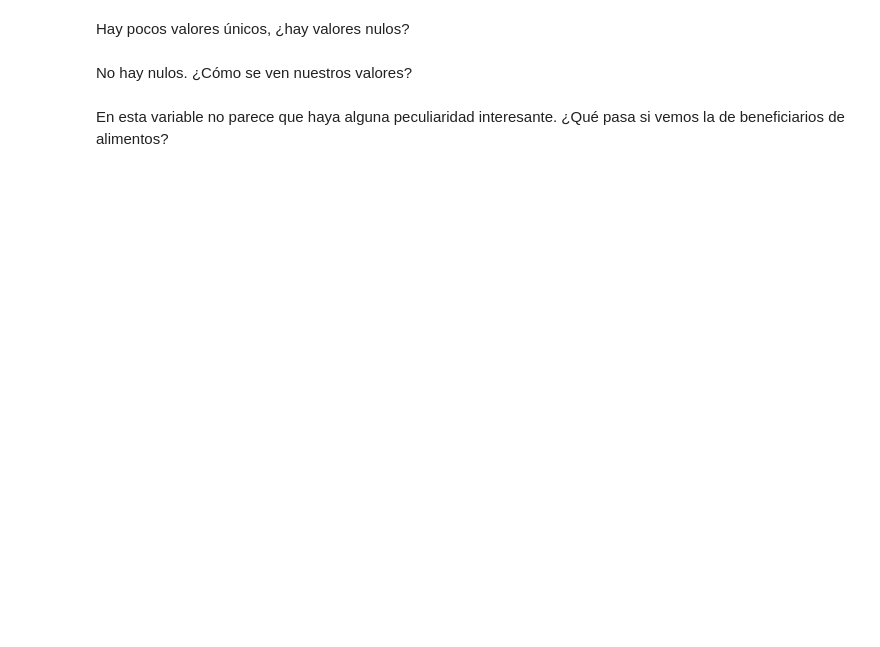
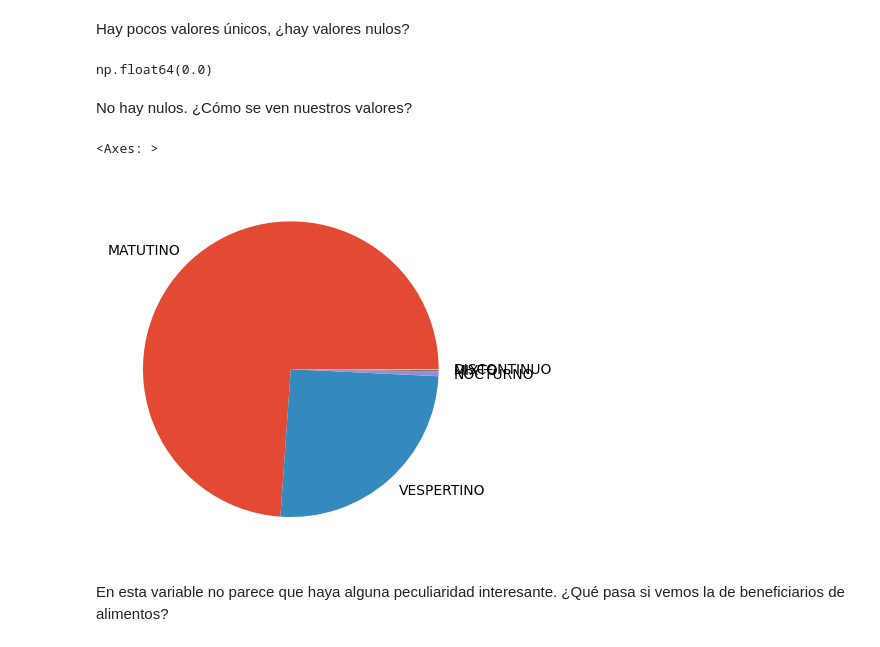
Before and after one commit to bielng/Data-Lab, a Jupyter notebook: 3,0_clase_202206.ipynb, the cells around one changed output. Cells and saved outputs as stored; diff of their text form; code cells hidden in the pictures; blank space fills up the shorter version.

```diff
--- a/3,0_clase_202206.ipynb
+++ b/3,0_clase_202206.ipynb
@@ -63,7 +87,16 @@ Tomemos una variable sencilla y entendamos qué es lo que hay dentro: `turno`.
 # %% [markdown]
 Hay pocos valores únicos, ¿hay valores nulos?
+# %%
+df.turno.isnull().mean()
+# %% [output]
+np.float64(0.0)
 # %% [markdown]
 No hay nulos. ¿Cómo se ven nuestros valores?
+# %%
+df.turno.value_counts().plot(kind='pie')
+# %% [output]
+<Axes: >
+[figure, added]
 # %% [markdown]
 En esta variable no parece que haya alguna peculiaridad interesante.
 ¿Qué pasa si vemos la de beneficiarios de alimentos?
```
Also changed, not shown: parts of 6 cells of this notebook.
